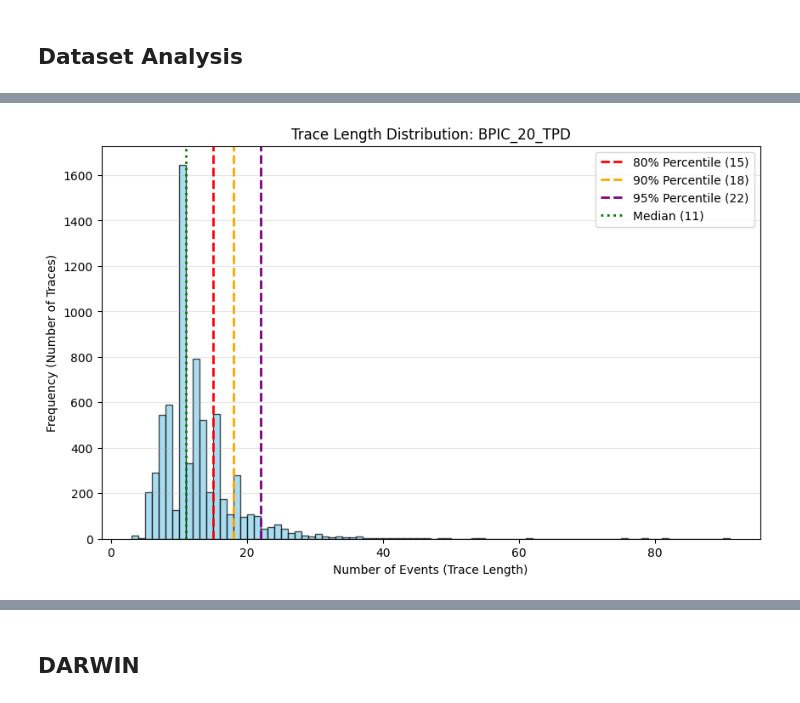
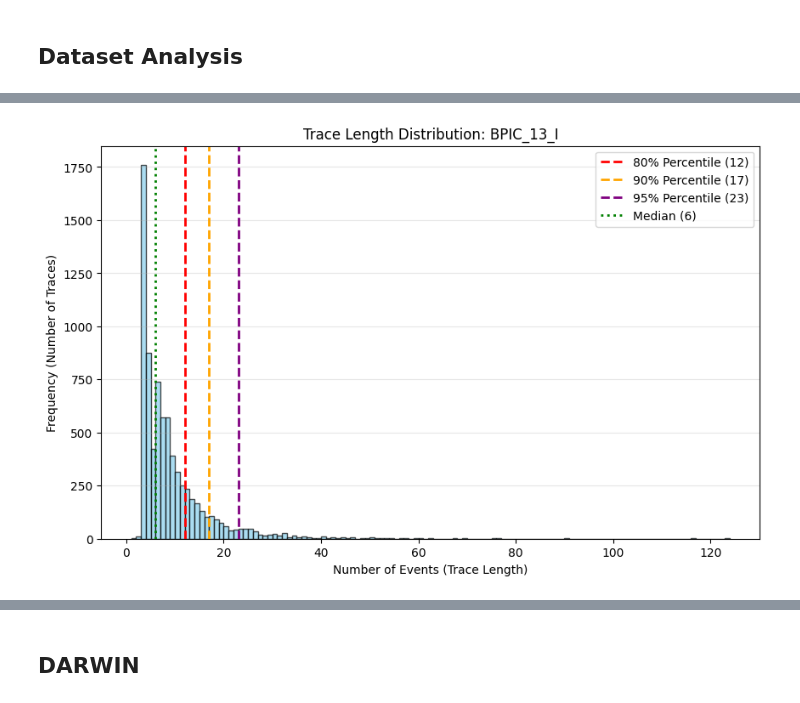
Before and after one commit to pavelihno/master-thesis, a Jupyter notebook: experiments/streaming/notebooks/dataset_analysis.ipynb, the cells around one changed output, grey strips where cells are left out. Cells and saved outputs as stored; diff of their text form; code cells hidden in the pictures.

Commit message:
dataset analysis enriched with more datasets

```diff
--- a/experiments/streaming/notebooks/dataset_analysis.ipynb
+++ b/experiments/streaming/notebooks/dataset_analysis.ipynb
@@ -257,11 +312,11 @@ Number of traces: 4580
 # %%
-dataset_name = 'BPIC_20_TPD'
+dataset_name = 'BPIC_13_I'
 
 log, log_df = load_log(dataset_name)
 
 get_trace_length_distribution(log_df, dataset_name)
 # %% [output]
-[figure, old version]
+[figure, new version]
 # %%
 get_trace_duration_distribution(log_df, dataset_name)
 # %% [output]
```
Also changed, not shown: parts of 17 cells of this notebook.
